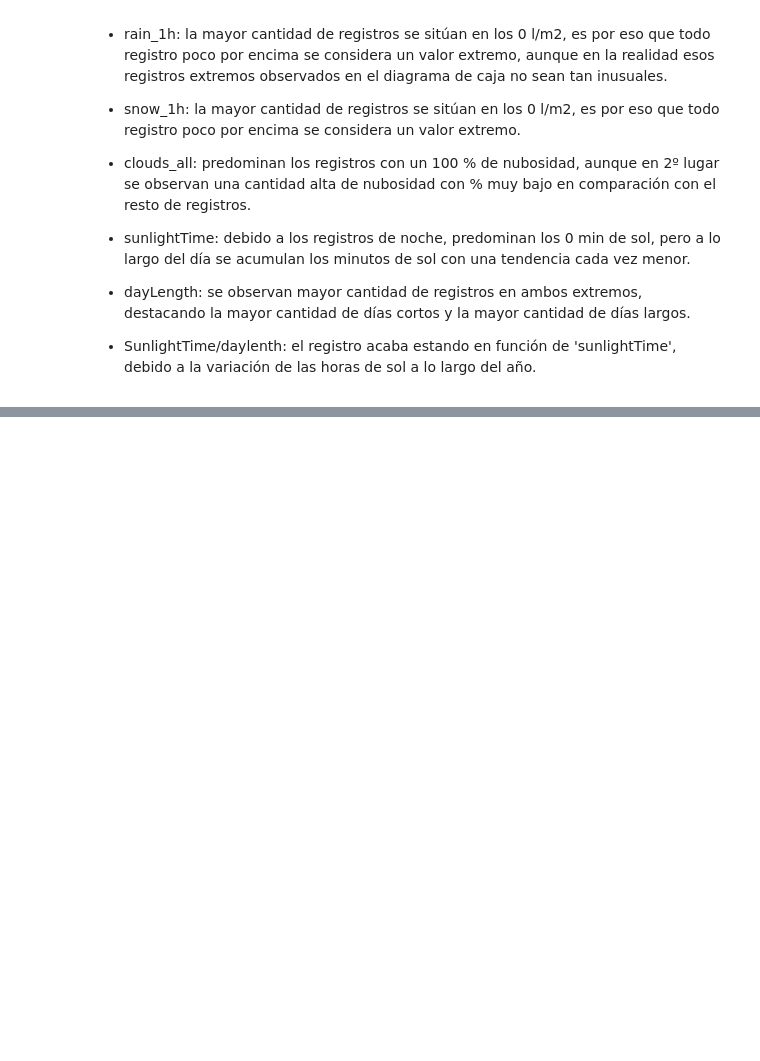
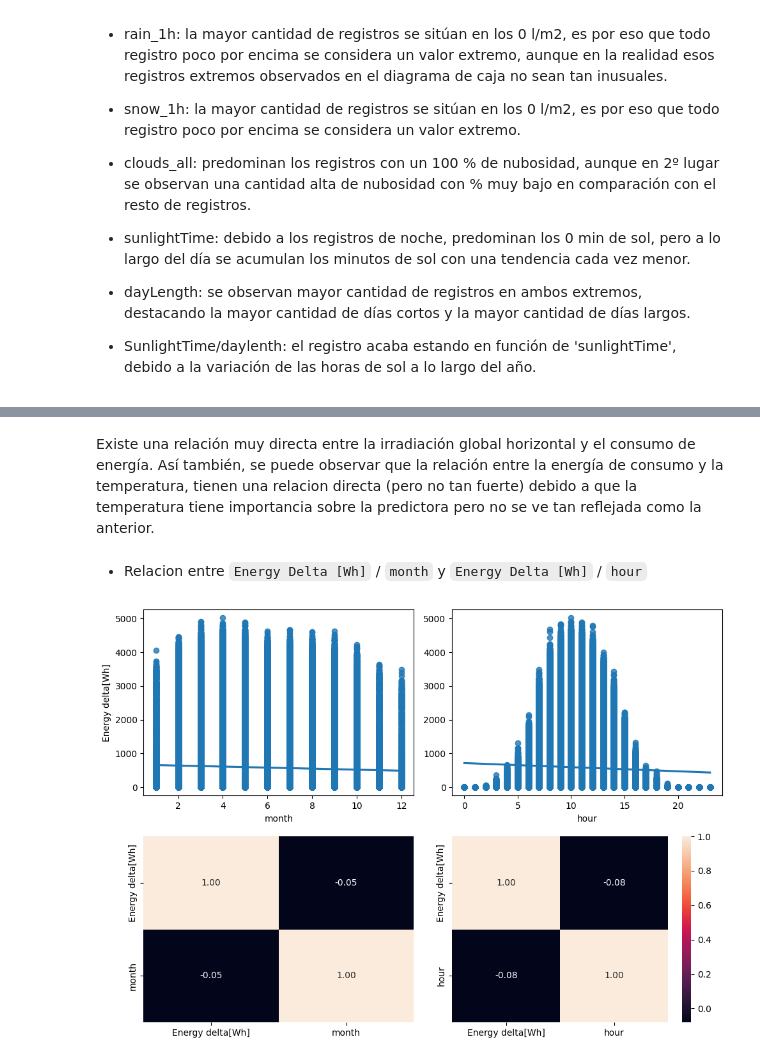
Before and after one commit to 4GeeksAcademy/Final-Project-JOF, a Jupyter notebook: src/Proyecto JOF.ipynb, the cells around one changed output, grey strips where cells are left out. Saved outputs shown, nothing was run; the diff lists cells and outputs as text; code cells hidden in the pictures; blank space fills up the shorter version.

```diff
--- a/src/explore.ipynb
+++ b/src/Proyecto JOF.ipynb
@@ -590,0 +609,20 @@ plt.show()
+# %% [markdown]
+Existe una relación muy directa entre la irradiación global horizontal y el consumo de energía. Así también, se puede observar que la relación entre la energía de consumo y la temperatura, tienen una relacion directa (pero no tan fuerte) debido a que la temperatura tiene importancia sobre la predictora pero no se ve tan reflejada como la anterior.
+# %% [markdown]
+- Relacion entre `Energy Delta [Wh]` / `month` y `Energy Delta [Wh]` / `hour`
+# %%
+fig, axis = plt.subplots(2, 2, figsize = (10, 7))
+
+# Crear un diagrama de dispersión múltiple
+sns.regplot(ax = axis[0, 0], data = total_data, x = "month", y = "Energy delta[Wh]")
+sns.heatmap(total_data[["Energy delta[Wh]", "month"]].corr(), annot = True, fmt = ".2f", ax = axis[1, 0], cbar = False)
+sns.regplot(ax = axis[0, 1], data = total_data, x = "hour", y = "Energy delta[Wh]").set(ylabel=None)
+sns.heatmap(total_data[["Energy delta[Wh]", "hour"]].corr(), annot = True, fmt = ".2f", ax = axis[1, 1])
+
+# Ajustar el layout
+plt.tight_layout()
+
+# Mostrar el plot
+plt.show()
+# %% [output]
+[figure, added]
```
Also changed, not shown: parts of 31 cells of this notebook.
